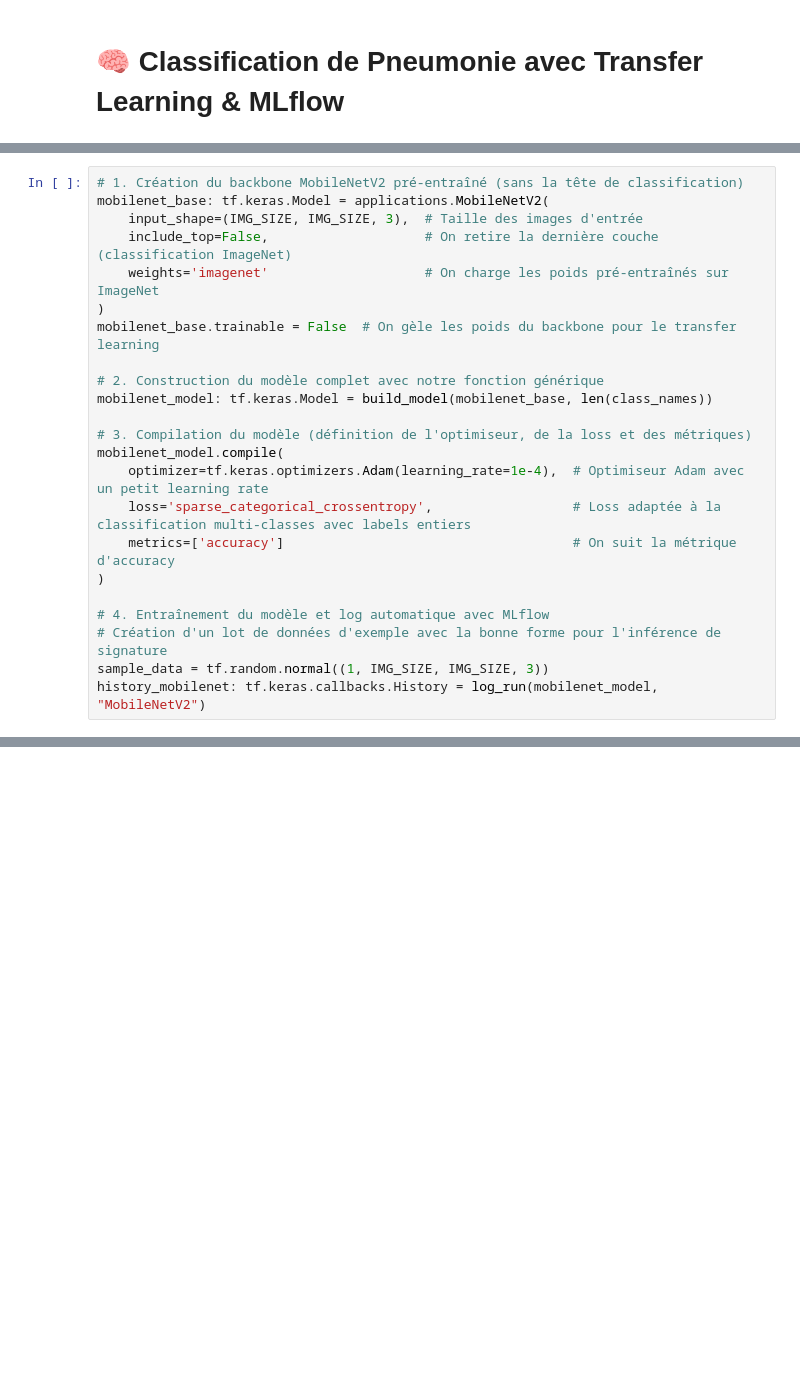
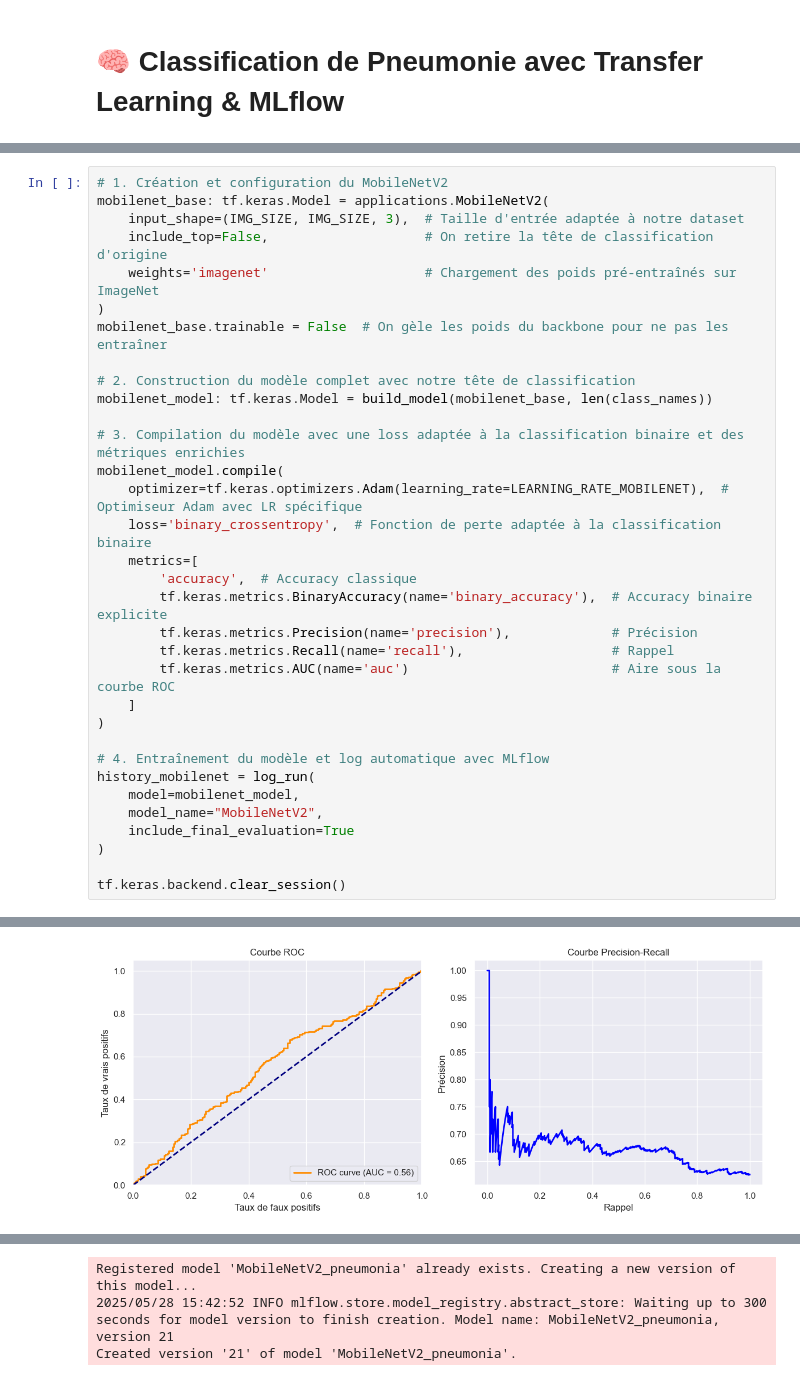
Before and after one commit to lougail/TL_classification_images_medicales_v2, a Jupyter notebook: classification_pneumonie_vit.ipynb, the cells around one changed output, grey strips where cells are left out. Saved outputs shown, nothing was run; the diff lists cells and outputs as text; blank space fills up the shorter version.

```diff
--- a/classification_pneumonie_vit.ipynb
+++ b/classification_pneumonie_vit.ipynb
@@ -393,24 +916,34 @@ L’objectif est d’obtenir une première référence de performance sur notre
 # %%
-# 1. Création du backbone MobileNetV2 pré-entraîné (sans la tête de classification)
+# 1. Création et configuration du MobileNetV2
 mobilenet_base: tf.keras.Model = applications.MobileNetV2(
-    input_shape=(IMG_SIZE, IMG_SIZE, 3),  # Taille des images d'entrée
-    include_top=False,                    # On retire la dernière couche (classification ImageNet)
-    weights='imagenet'                    # On charge les poids pré-entraînés sur ImageNet
+    input_shape=(IMG_SIZE, IMG_SIZE, 3),  # Taille d'entrée adaptée à notre dataset
+    include_top=False,                    # On retire la tête de classification d'origine
+    weights='imagenet'                    # Chargement des poids pré-entraînés sur ImageNet
 )
-mobilenet_base.trainable = False  # On gèle les poids du backbone pour le transfer learning
+mobilenet_base.trainable = False  # On gèle les poids du backbone pour ne pas les entraîner
 
-# 2. Construction du modèle complet avec notre fonction générique
+# 2. Construction du modèle complet avec notre tête de classification
 mobilenet_model: tf.keras.Model = build_model(mobilenet_base, len(class_names))
 
-# 3. Compilation du modèle (définition de l'optimiseur, de la loss et des métriques)
+# 3. Compilation du modèle avec une loss adaptée à la classification binaire et des métriques enrichies
 mobilenet_model.compile(
-    optimizer=tf.keras.optimizers.Adam(learning_rate=1e-4),  # Optimiseur Adam avec un petit learning rate
-    loss='sparse_categorical_crossentropy',                  # Loss adaptée à la classification multi-classes avec labels entiers
-    metrics=['accuracy']                                     # On suit la métrique d'accuracy
+    optimizer=tf.keras.optimizers.Adam(learning_rate=LEARNING_RATE_MOBILENET),  # Optimiseur Adam avec LR spécifique
+    loss='binary_crossentropy',  # Fonction de perte adaptée à la classification binaire
+    metrics=[
+        'accuracy',  # Accuracy classique
+        tf.keras.metrics.BinaryAccuracy(name='binary_accuracy'),  # Accuracy binaire explicite
+        tf.keras.metrics.Precision(name='precision'),             # Précision
+        tf.keras.metrics.Recall(name='recall'),                   # Rappel
+        tf.keras.metrics.AUC(name='auc')                          # Aire sous la courbe ROC
+    ]
 )
 
 # 4. Entraînement du modèle et log automatique avec MLflow
-# Création d'un lot de données d'exemple avec la bonne forme pour l'inférence de signature
-sample_data = tf.random.normal((1, IMG_SIZE, IMG_SIZE, 3))
-history_mobilenet: tf.keras.callbacks.History = log_run(mobilenet_model, "MobileNetV2")
+history_mobilenet = log_run(
+    model=mobilenet_model,
+    model_name="MobileNetV2",
+    include_final_evaluation=True
+)
+
+tf.keras.backend.clear_session()
 # %% [output]
@@ -422,0 +967 @@ Epoch 3/10
+[figure, added]
@@ -422,0 +985,3 @@ Epoch 3/10
+Registered model 'MobileNetV2_pneumonia' already exists. Creating a new version of this model...
+2025/05/28 15:42:52 INFO mlflow.store.model_registry.abstract_store: Waiting up to 300 seconds for model version to finish creation. Model name: MobileNetV2_pneumonia, version 21
+Created version '21' of model 'MobileNetV2_pneumonia'.
```
Also changed, not shown: parts of 28 cells of this notebook, 5 other files.
